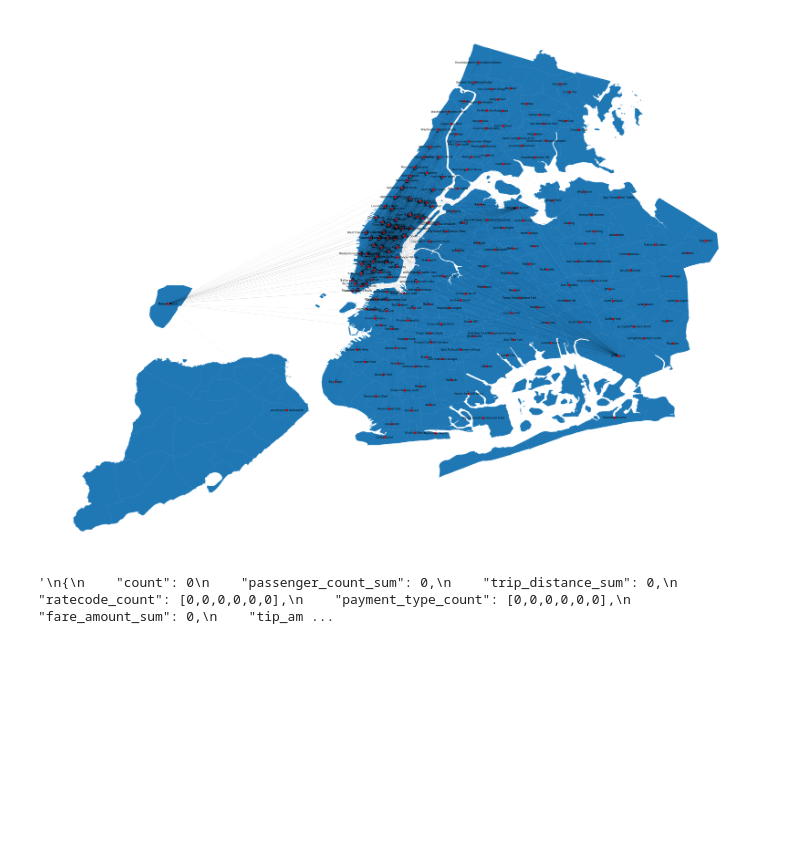
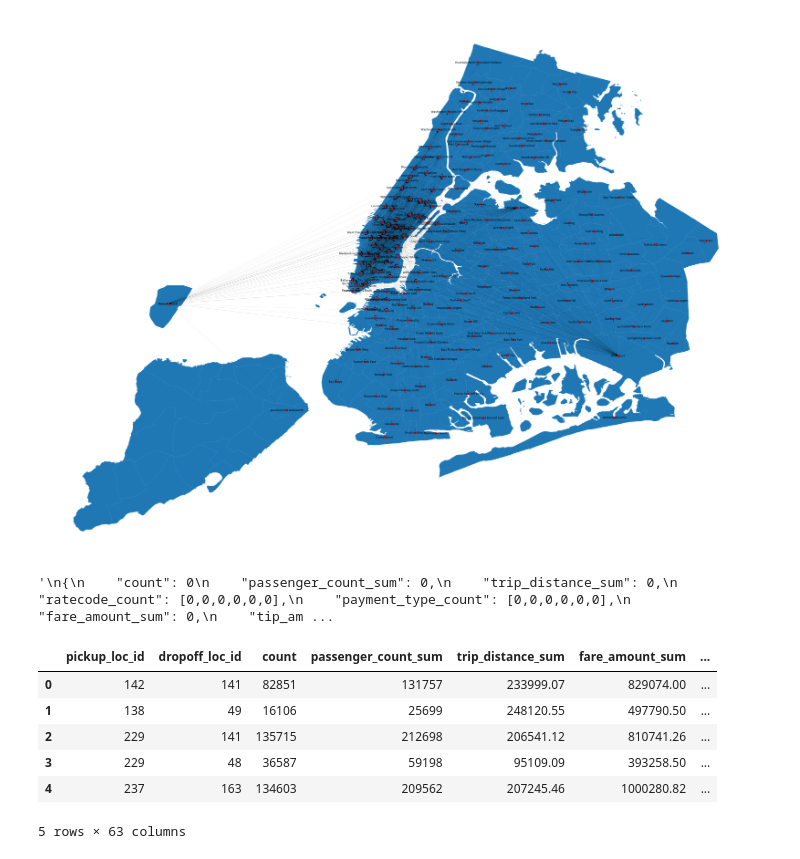
Before and after one commit to TaxiNetwork/taxinetwork-data, a Jupyter notebook: taxi_data_analysis.ipynb, the cells around one changed output. Saved outputs shown, nothing was run; the diff lists cells and outputs as text; code cells hidden in the pictures; blank space fills up the shorter version.

Commit message:
Added mean columns - Hard Work Pays Off ---

```diff
--- a/taxi_data_analysis.ipynb
+++ b/taxi_data_analysis.ipynb
@@ -145,3 +145,19 @@ columns_to_round = df_summary.columns[df_summary.dtypes == np.float64]
 df_summary = df_summary.round(dict(zip(columns_to_round, np.repeat(2, len(columns_to_round)))))
 # %%
 df_summary.to_csv("summary.csv", sep=";", index = False)
+# %%
+df_summary = pd.read_csv("summary.csv", sep=";")
+# %%
+columns = ['passenger_count_', "trip_distance_", "fare_amount_", "total_amount_", "tip_amount_"]
+for column in columns:
+    df_summary[column + "mean"] = df_summary[column + "sum"] / df_summary["count"]
+# %%
+df_summary.head()
+# %% [output]
+|  | pickup_loc_id | dropoff_loc_id | count | passenger_count_sum | trip_distance_sum | fare_amount_sum | ... |
+| 0 | 142 | 141 | 82851 | 131757 | 233999.07 | 829074.00 | ... |
+| 1 | 138 | 49 | 16106 | 25699 | 248120.55 | 497790.50 | ... |
+| 2 | 229 | 141 | 135715 | 212698 | 206541.12 | 810741.26 | ... |
+| 3 | 229 | 48 | 36587 | 59198 | 95109.09 | 393258.50 | ... |
+| 4 | 237 | 163 | 134603 | 209562 | 207245.46 | 1000280.82 | ... |
+5 rows × 63 columns
```
